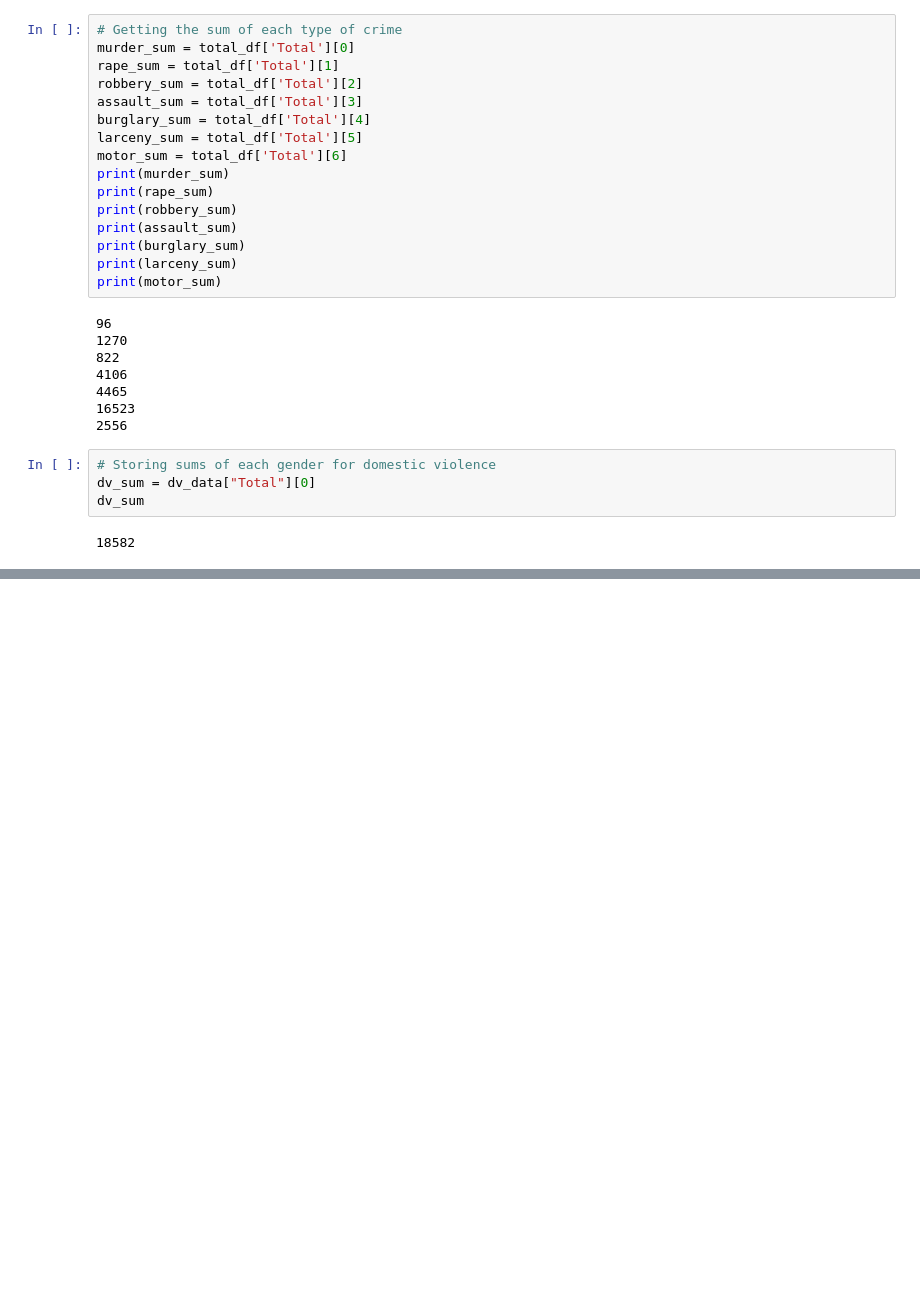
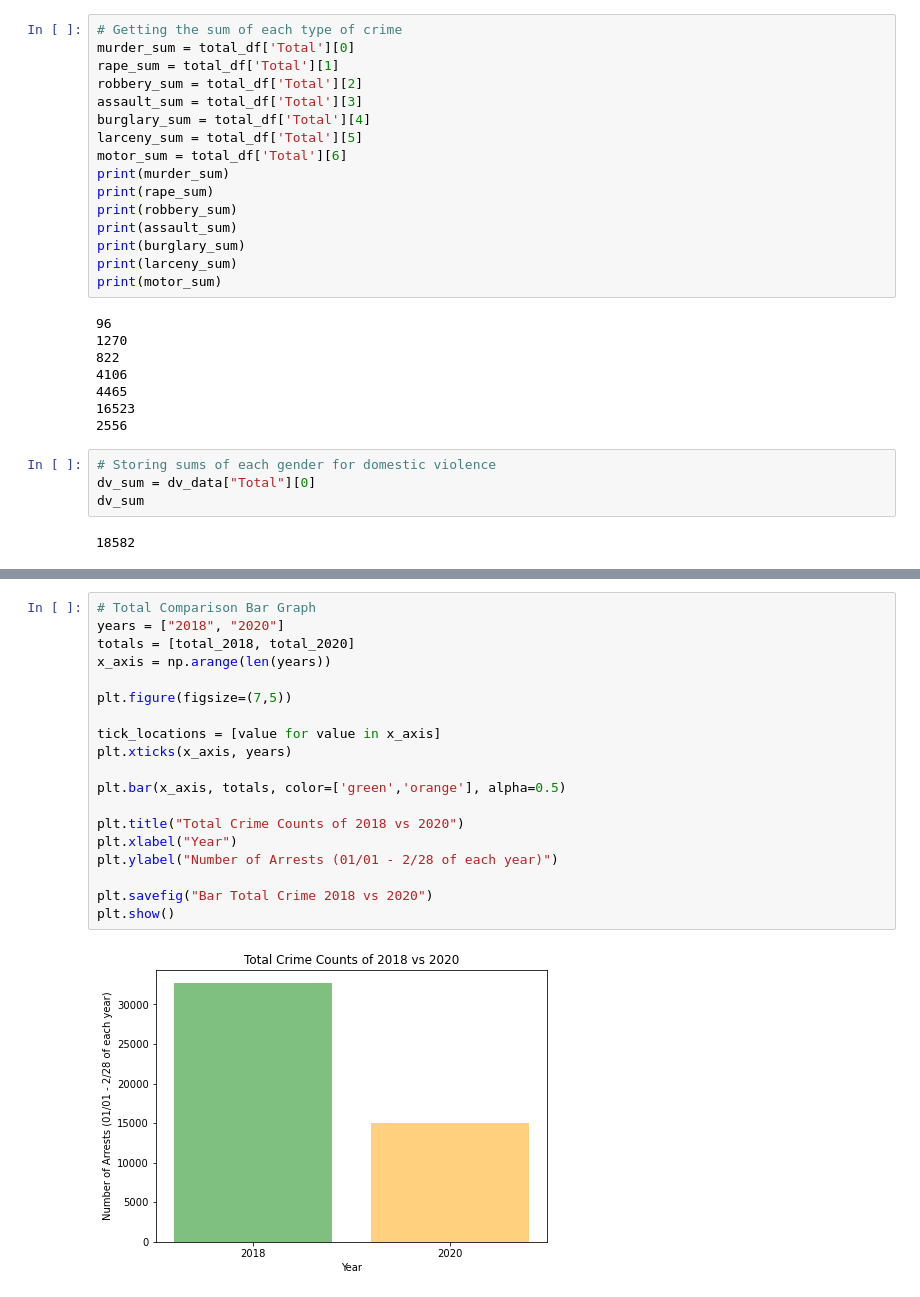
Before and after one commit to nehemiahdang/Project_1_Crime_Watchers, a Jupyter notebook: Detroit/Detroit, Michigan Crime Data(Final).ipynb, the cells around one changed output, grey strips where cells are left out. Saved outputs shown, nothing was run; the diff lists cells and outputs as text; blank space fills up the shorter version.

```diff
--- a/Detroit/Detroit, Michigan Crime Data(Final).ipynb
+++ b/Detroit/Detroit, Michigan Crime Data(Final).ipynb
@@ -411,3 +441,24 @@ plt.savefig("Crime Total 2018 vs 2020")
 plt.show()
 # %% [output]
 [figure]
+# %%
+# Total Comparison Bar Graph
+years = ["2018", "2020"]
+totals = [total_2018, total_2020]
+x_axis = np.arange(len(years))
+
+plt.figure(figsize=(7,5))
+
+tick_locations = [value for value in x_axis]
+plt.xticks(x_axis, years)
+
+plt.bar(x_axis, totals, color=['green','orange'], alpha=0.5)
+
+plt.title("Total Crime Counts of 2018 vs 2020")
+plt.xlabel("Year")
+plt.ylabel("Number of Arrests (01/01 - 2/28 of each year)")
+
+plt.savefig("Bar Total Crime 2018 vs 2020")
+plt.show()
+# %% [output]
+[figure, added]
```
Also changed, not shown: parts of 4 cells of this notebook, 4 other files.
